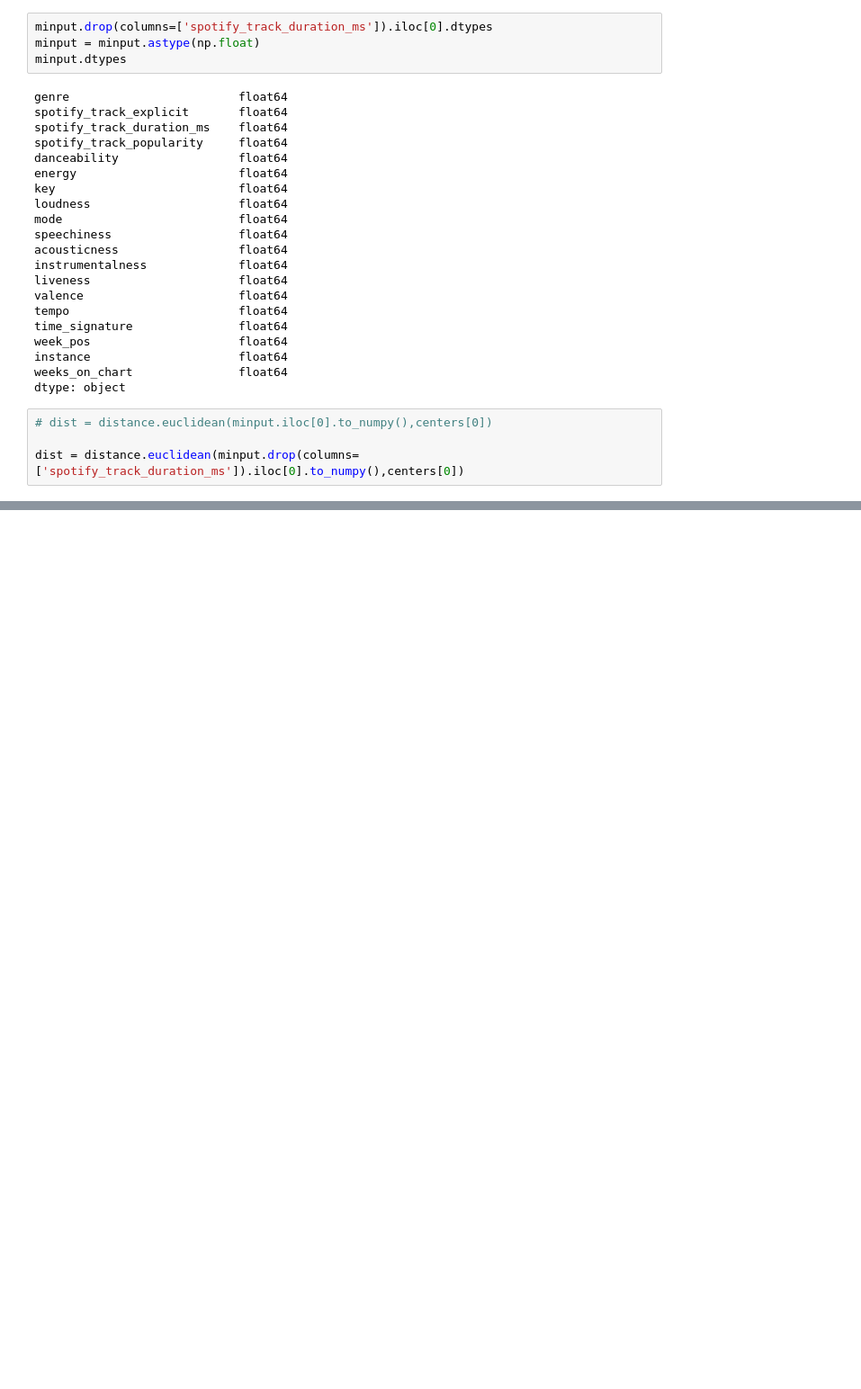
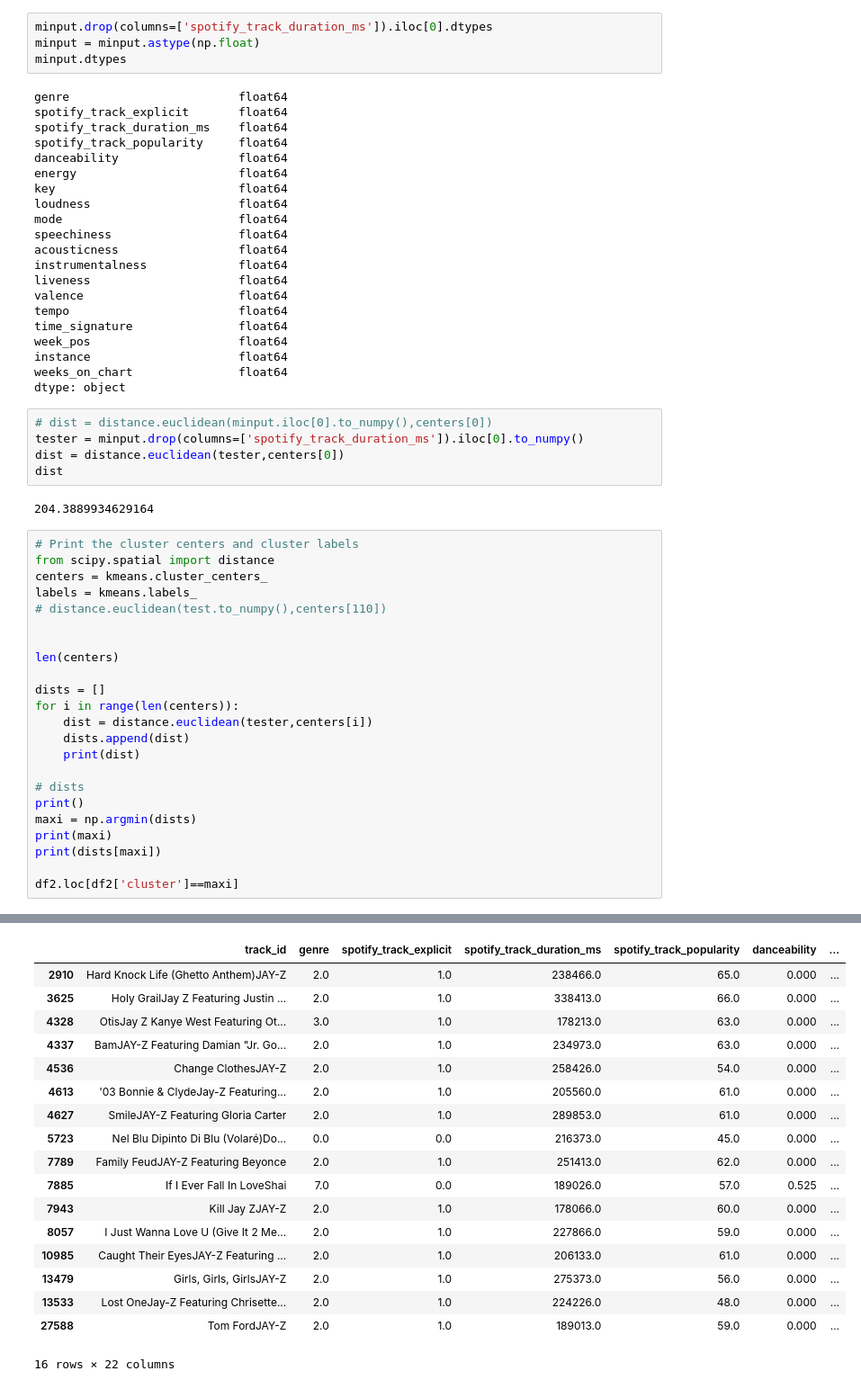
Before and after one commit to tkuar/project3, a Jupyter notebook: SongClustering.ipynb, the cells around one changed output, grey strips where cells are left out. Shown at 90% size. Cells and saved outputs as stored; diff of their text form; blank space fills up the shorter version.

```diff
--- a/SongClustering.ipynb
+++ b/SongClustering.ipynb
@@ -249,5 +252,32 @@ weeks_on_chart               float64
 dtype: object
 # %%
 # dist = distance.euclidean(minput.iloc[0].to_numpy(),centers[0])
-
-dist = distance.euclidean(minput.drop(columns=['spotify_track_duration_ms']).iloc[0].to_numpy(),centers[0])
+tester = minput.drop(columns=['spotify_track_duration_ms']).iloc[0].to_numpy()
+dist = distance.euclidean(tester,centers[0])
+dist
+# %% [output]
+204.3889934629164
+# %%
+# Print the cluster centers and cluster labels
+from scipy.spatial import distance
+centers = kmeans.cluster_centers_
+labels = kmeans.labels_
+# distance.euclidean(test.to_numpy(),centers[110])
+
+
+len(centers)
+
+dists = []
+for i in range(len(centers)):
+    dist = distance.euclidean(tester,centers[i])
+    dists.append(dist)
+    print(dist)
+
+# dists
+print()
+maxi = np.argmin(dists)
+print(maxi)
+print(dists[maxi])
+
+df2.loc[df2['cluster']==maxi]
+# %% [output]
@@ -253,0 +301,18 @@ dist = distance.euclidean(minput.drop(columns=['spotify_track_duration_ms']).ilo
+|  | track_id | genre | spotify_track_explicit | spotify_track_duration_ms | spotify_track_popularity | danceability | ... |
+| 2910 | Hard Knock Life (Ghetto Anthem)JAY-Z | 2.0 | 1.0 | 238466.0 | 65.0 | 0.000 | ... |
+| 3625 | Holy GrailJay Z Featuring Justin ... | 2.0 | 1.0 | 338413.0 | 66.0 | 0.000 | ... |
+| 4328 | OtisJay Z Kanye West Featuring Ot... | 3.0 | 1.0 | 178213.0 | 63.0 | 0.000 | ... |
+| 4337 | BamJAY-Z Featuring Damian "Jr. Go... | 2.0 | 1.0 | 234973.0 | 63.0 | 0.000 | ... |
+| 4536 | Change ClothesJAY-Z | 2.0 | 1.0 | 258426.0 | 54.0 | 0.000 | ... |
+| 4613 | '03 Bonnie & ClydeJay-Z Featuring... | 2.0 | 1.0 | 205560.0 | 61.0 | 0.000 | ... |
+| 4627 | SmileJAY-Z Featuring Gloria Carter | 2.0 | 1.0 | 289853.0 | 61.0 | 0.000 | ... |
+| 5723 | Nel Blu Dipinto Di Blu (Volaré)Do... | 0.0 | 0.0 | 216373.0 | 45.0 | 0.000 | ... |
+| 7789 | Family FeudJAY-Z Featuring Beyonce | 2.0 | 1.0 | 251413.0 | 62.0 | 0.000 | ... |
+| 7885 | If I Ever Fall In LoveShai | 7.0 | 0.0 | 189026.0 | 57.0 | 0.525 | ... |
+| 7943 | Kill Jay ZJAY-Z | 2.0 | 1.0 | 178066.0 | 60.0 | 0.000 | ... |
+| 8057 | I Just Wanna Love U (Give It 2 Me... | 2.0 | 1.0 | 227866.0 | 59.0 | 0.000 | ... |
+| 10985 | Caught Their EyesJAY-Z Featuring ... | 2.0 | 1.0 | 206133.0 | 61.0 | 0.000 | ... |
+| 13479 | Girls, Girls, GirlsJAY-Z | 2.0 | 1.0 | 275373.0 | 56.0 | 0.000 | ... |
+| 13533 | Lost OneJay-Z Featuring Chrisette... | 2.0 | 1.0 | 224226.0 | 48.0 | 0.000 | ... |
+| 27588 | Tom FordJAY-Z | 2.0 | 1.0 | 189013.0 | 59.0 | 0.000 | ... |
+16 rows × 22 columns
```
Also changed, not shown: parts of 11 cells of this notebook, 6 other files.
